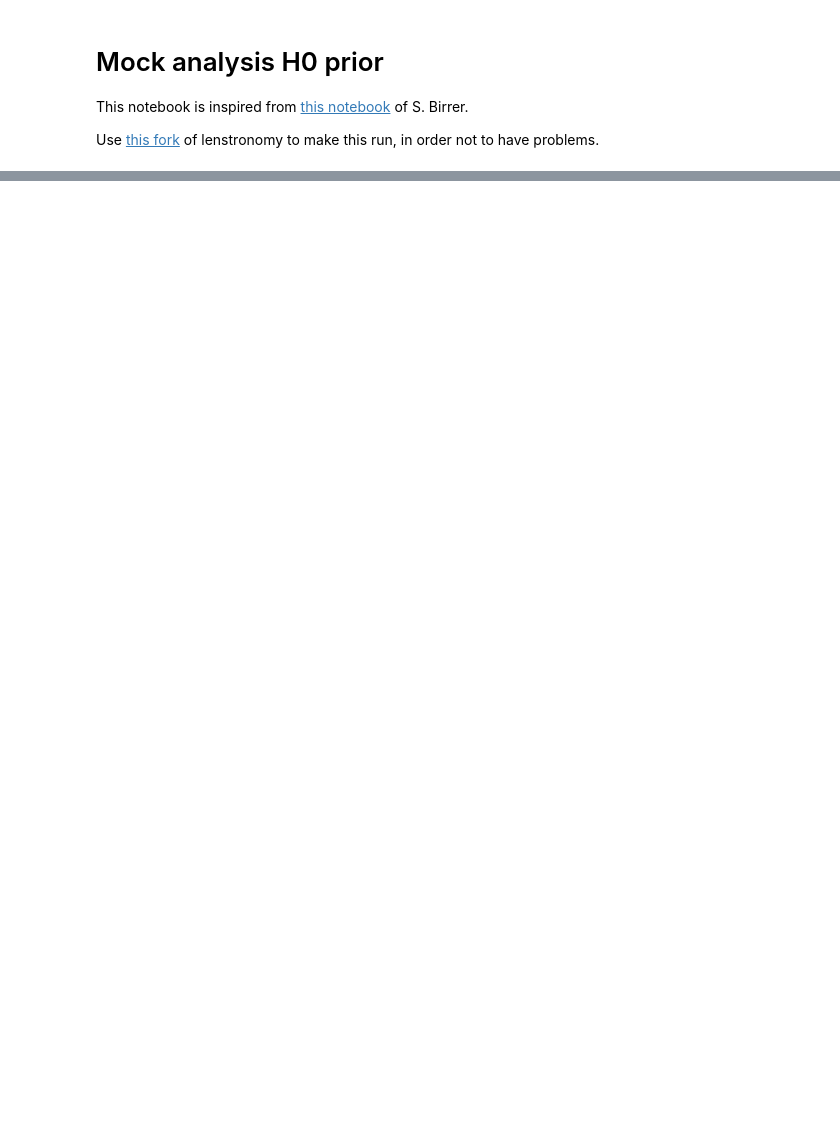
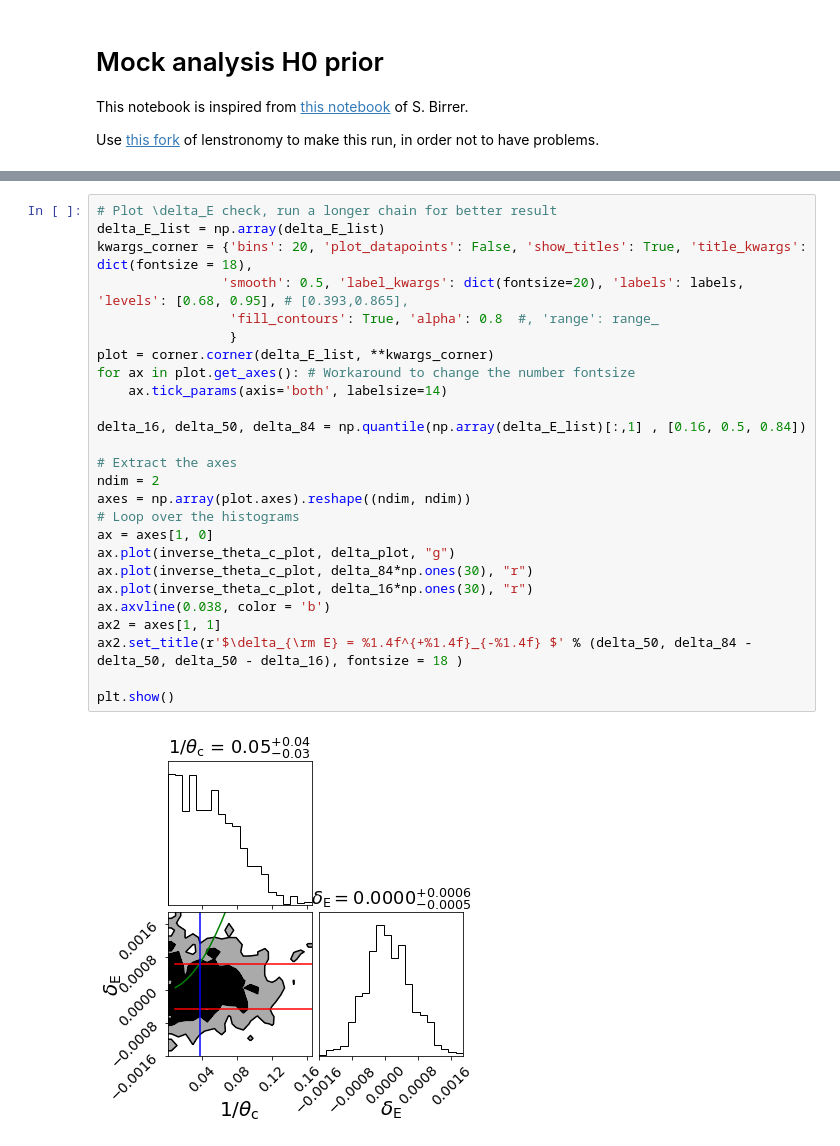
Before and after one commit to lucateo/ULDM-Strong-Lensing_H0, a Jupyter notebook: Notebooks/Mock_analysis_uldm2uldm_H0_prior.ipynb, the cells around one changed output, grey strips where cells are left out. Drawn from its saved outputs; the diff is of its cells as text; blank space fills up the shorter version.

```diff
--- a/Notebooks/Mock_analysis_uldm2uldm_H0_prior.ipynb
+++ b/Notebooks/Mock_analysis_uldm2uldm_H0_prior.ipynb
@@ -585,0 +611,28 @@ plt.show()
+# %%
+# Plot \delta_E check, run a longer chain for better result
+delta_E_list = np.array(delta_E_list)
+kwargs_corner = {'bins': 20, 'plot_datapoints': False, 'show_titles': True, 'title_kwargs': dict(fontsize = 18),
+                'smooth': 0.5, 'label_kwargs': dict(fontsize=20), 'labels': labels, 'levels': [0.68, 0.95], # [0.393,0.865],
+                 'fill_contours': True, 'alpha': 0.8  #, 'range': range_
+                 }
+plot = corner.corner(delta_E_list, **kwargs_corner)
+for ax in plot.get_axes(): # Workaround to change the number fontsize
+    ax.tick_params(axis='both', labelsize=14)
+
+delta_16, delta_50, delta_84 = np.quantile(np.array(delta_E_list)[:,1] , [0.16, 0.5, 0.84])
+
+# Extract the axes
+ndim = 2
+axes = np.array(plot.axes).reshape((ndim, ndim))
+# Loop over the histograms
+ax = axes[1, 0]
+ax.plot(inverse_theta_c_plot, delta_plot, "g")
+ax.plot(inverse_theta_c_plot, delta_84*np.ones(30), "r")
+ax.plot(inverse_theta_c_plot, delta_16*np.ones(30), "r")
+ax.axvline(0.038, color = 'b')
+ax2 = axes[1, 1]
+ax2.set_title(r'$\delta_{\rm E} = %1.4f^{+%1.4f}_{-%1.4f} $' % (delta_50, delta_84 - delta_50, delta_50 - delta_16), fontsize = 18 )
+
+plt.show()
+# %% [output]
+[figure, added]
```
Also changed, not shown: parts of 7 cells of this notebook.
